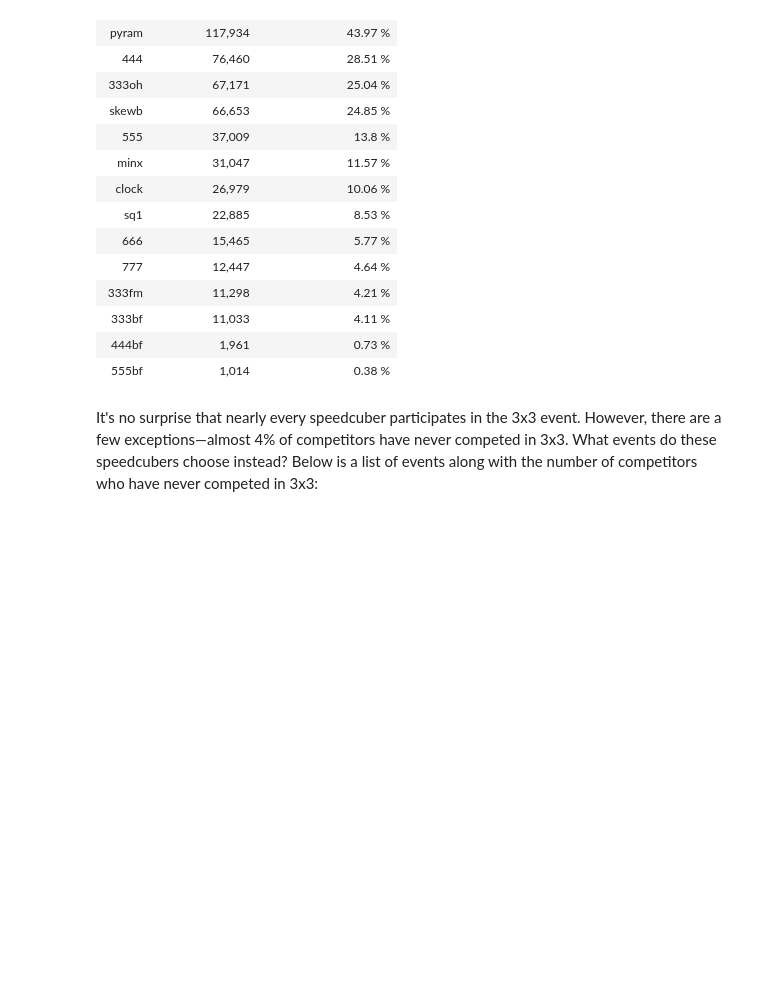
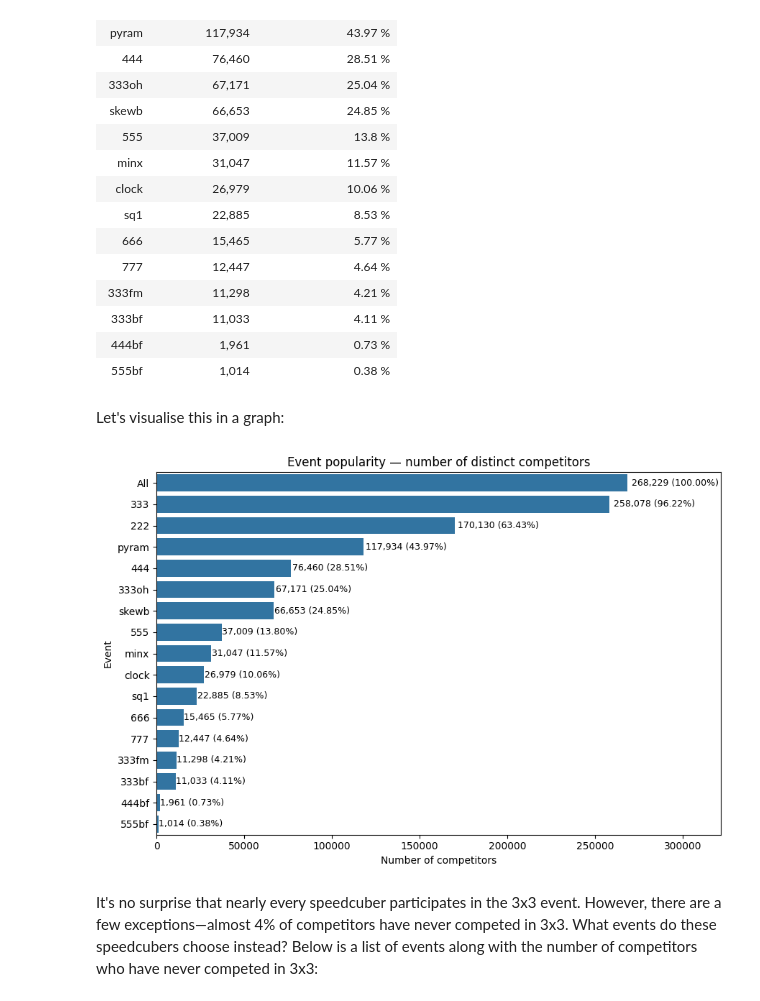
Before and after one commit to petrambroz/speedcubing-correlations, a Jupyter notebook: speedcubing-correlation.ipynb, the cells around one changed output. Saved outputs shown, nothing was run; the diff lists cells and outputs as text; code cells hidden in the pictures; blank space fills up the shorter version.

Commit message:
notebook: add graphs

```diff
--- a/speedcubing-correlation.ipynb
+++ b/speedcubing-correlation.ipynb
@@ -557,8 +557,9 @@ event_popularity_df = pd.DataFrame(event_popularity_sorted, columns=['eventId',
 event_popularity_df['percent_of_competitors'] = (
     pd.to_numeric(event_popularity_df['num_competitors']) / total_competitors * 100
 ).round(2).astype(str) + ' %'
-event_popularity_df['num_competitors'] = event_popularity_df['num_competitors'].map('{:,}'.format)
-display(event_popularity_df.style.hide(axis='index'))
+event_popularity_df_v = event_popularity_df.copy()
+event_popularity_df_v['num_competitors'] = event_popularity_df_v['num_competitors'].map('{:,}'.format)
+display(event_popularity_df_v.style.hide(axis='index'))
 # %% [output]
 Total number of distinct competitors: 268,229
 | eventId | num_competitors | percent_of_competitors |
@@ -578,6 +579,38 @@ Total number of distinct competitors: 268,229
 | 333bf | 11,033 | 4.11 % |
 | 444bf | 1,961 | 0.73 % |
 | 555bf | 1,014 | 0.38 % |
+# %% [markdown]
+Let's visualise this in a graph:
+# %%
+# Prepare event popularity DataFrame with "All" row on top
+event_pop_df_simple = event_popularity_df.copy()
+event_pop_df_simple['percent'] = (
+    pd.to_numeric(event_pop_df_simple['num_competitors']) / total_competitors * 100
+).round(2)
+all_row = pd.DataFrame([{'eventId': 'All', 'num_competitors': total_competitors, 'percent': 100.0}])
+event_pop_df_simple = pd.concat([all_row, event_pop_df_simple], ignore_index=True)
+
+plt.figure(figsize=(9, 6))
+sb.barplot(
+    data=event_pop_df_simple,
+    x='num_competitors',
+    y='eventId',
+    order=event_pop_df_simple['eventId']
+)
+plt.title('Event popularity — number of distinct competitors')
+plt.xlabel('Number of competitors')
+plt.ylabel('Event')
+
+for idx, row in event_pop_df_simple.iterrows():
+    plt.text(row['num_competitors'] * 1.01, idx,
+             f"{int(row['num_competitors']):,} ({row['percent']:.2f}%)",
+             va='center', fontsize=9)
+
+plt.xlim(0, event_pop_df_simple['num_competitors'].max() * 1.2)
+plt.tight_layout()
+plt.show()
+# %% [output]
+[figure, added]
 # %% [markdown]
 It's no surprise that nearly every speedcuber participates in the 3x3 event. However, there are a few exceptions—almost 4% of competitors have never competed in 3x3. What events do these speedcubers choose instead? Below is a list of events along with the number of competitors who have never competed in 3x3:
 # %%
```
Also changed, not shown: parts of 2 cells of this notebook, 1 other file.
